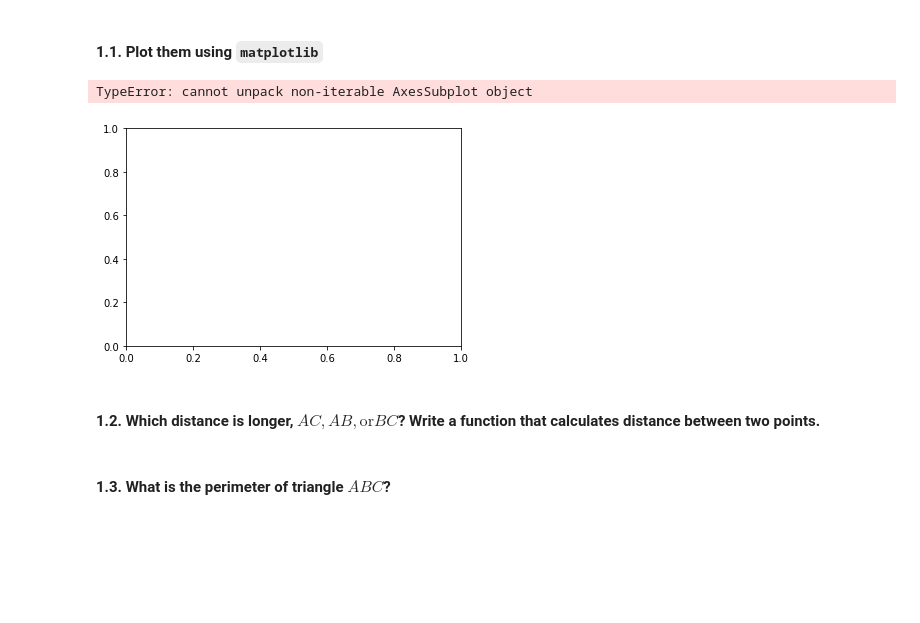
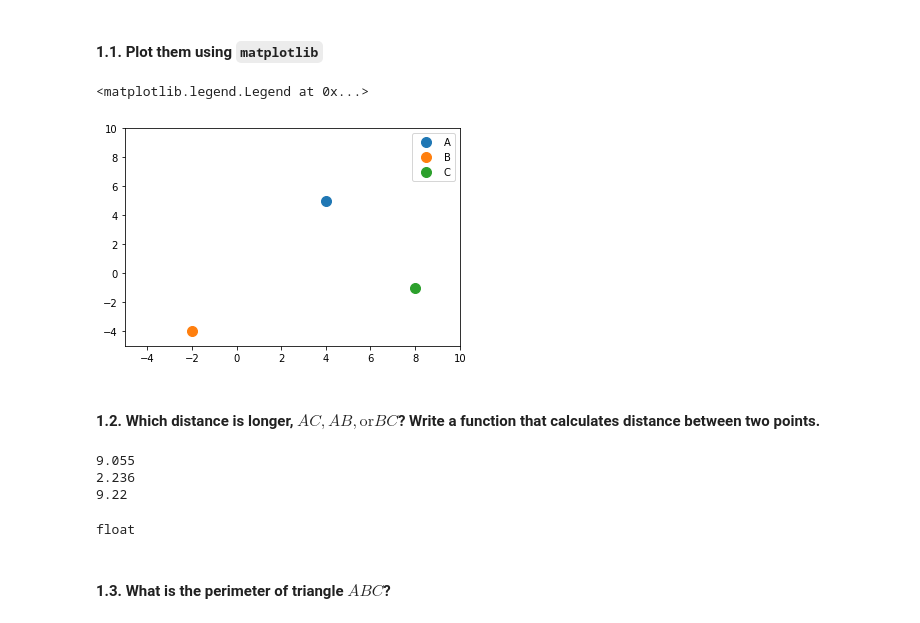
Before and after one commit to Ironhack-Data-Madrid-Enero-2021/lab-math-refresher, a Jupyter notebook: your-code/main.ipynb, the cells around one changed output. Saved outputs shown, nothing was run; the diff lists cells and outputs as text; code cells hidden in the pictures; blank space fills up the shorter version.

```diff
--- a/your-code/main.ipynb
+++ b/your-code/main.ipynb
@@ -16,17 +17,22 @@ A = (4, 5)
 B = (-2, -4)
 C = (8, -1)
 # %%
-fig, ax = plt.subplot()
+# create a plot
+fig, ax = plt.subplots()
+
+# add points
 plt.plot(A[0], A[1], "o", markersize=10, label="A")
 plt.plot(B[0], B[1], "o", markersize=10, label="B")
 plt.plot(C[0], C[1], "o", markersize=10, label="C")
 
-x.set_xlim([-4, 4])
-ax.set_ylim([-4, 4])
+# set axis limits
+ax.set_xlim([-5, 10])
+ax.set_ylim([-5, 10])
 
+# add legend
 plt.legend()
 # %% [output]
-TypeError: cannot unpack non-iterable AxesSubplot object
+<matplotlib.legend.Legend at 0x...>
-[figure, old version]
+[figure, new version]
 # %% [markdown]
 #### 1.2. Which distance is longer, $AC, AB, \text{or} BC$? Write a function that calculates distance between two points.
@@ -33,2 +46,12 @@ TypeError: cannot unpack non-iterable AxesSubplot object
+# %%
+print(round(distance(A,C),3))
+print(round(distance(A,B),3))
+print(round(distance(B,C),3))
+type(AC)
+# %% [output]
+9.055
+2.236
+9.22
+float
 # %% [markdown]
 #### 1.3. What is the perimeter of triangle $ABC$?
```
Also changed, not shown: parts of 23 cells of this notebook.
